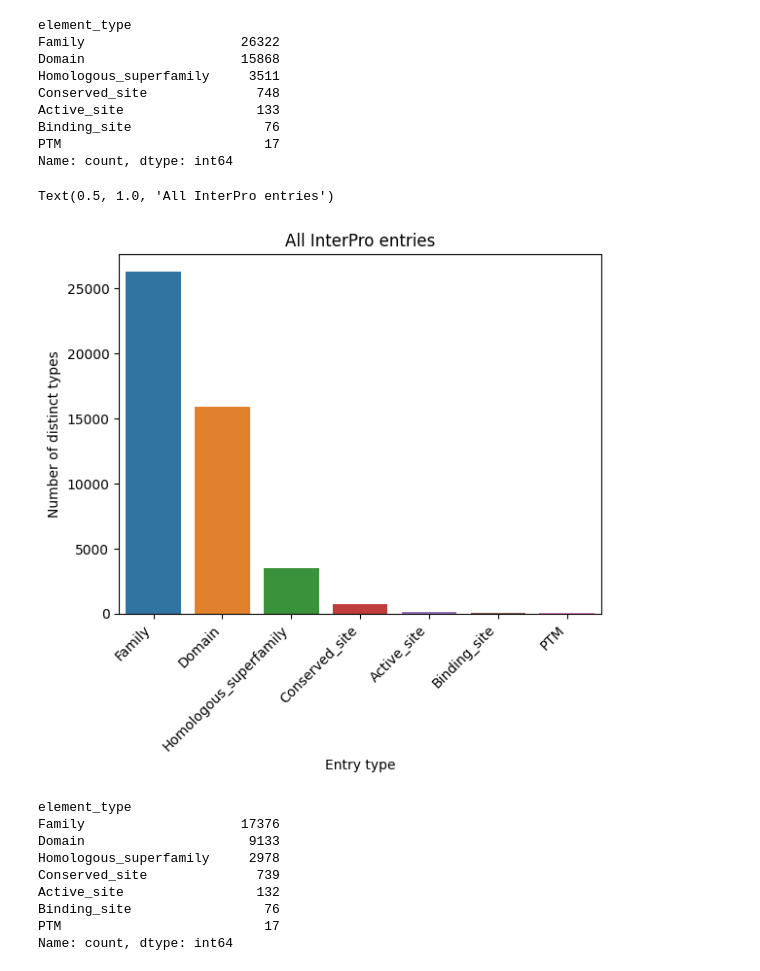
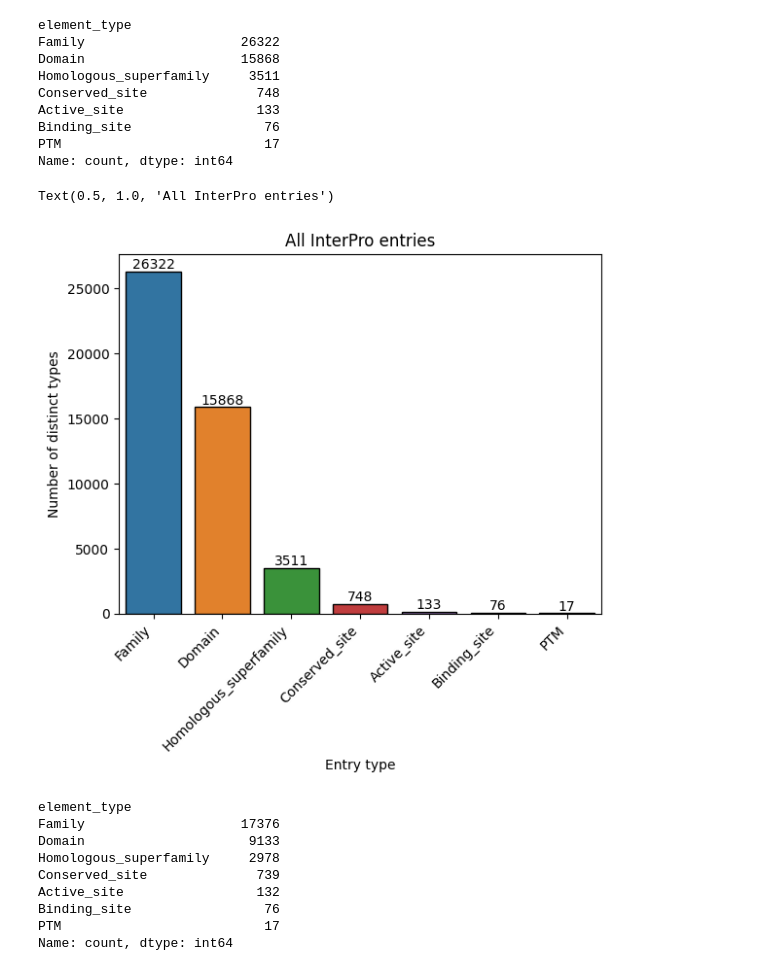
Before and after one commit to rcalef/magneton, a Jupyter notebook: experiments/create_label_subsets.ipynb, the cells around one changed output. Cells and saved outputs as stored; diff of their text form; code cells hidden in the pictures.

```diff
--- a/experiments/create_label_subsets.ipynb
+++ b/experiments/create_label_subsets.ipynb
@@ -74,20 +74,23 @@ Binding_site                 76
 PTM                          17
 Name: count, dtype: int64
 # %%
-sns.barplot(
+ax = sns.barplot(
     x="element_type",
     hue="element_type",
     y="count",
     data=element_counts.reset_index(),
+    edgecolor="black",
     hue_order=want_types,
 )
+for cont in ax.containers:
+    ax.bar_label(cont)
 plt.xticks(rotation=45, ha="right")
 plt.ylabel("Number of distinct types")
 plt.xlabel("Entry type")
 plt.title("All InterPro entries")
 # %% [output]
 Text(0.5, 1.0, 'All InterPro entries')
-[figure, old version]
+[figure, new version]
 # %%
 # Remove annotations with zero observations in our SwissProt subset.
 combined_stats_nonzero = (
```
Also changed, not shown: parts of 5 cells of this notebook, 10 other files.
